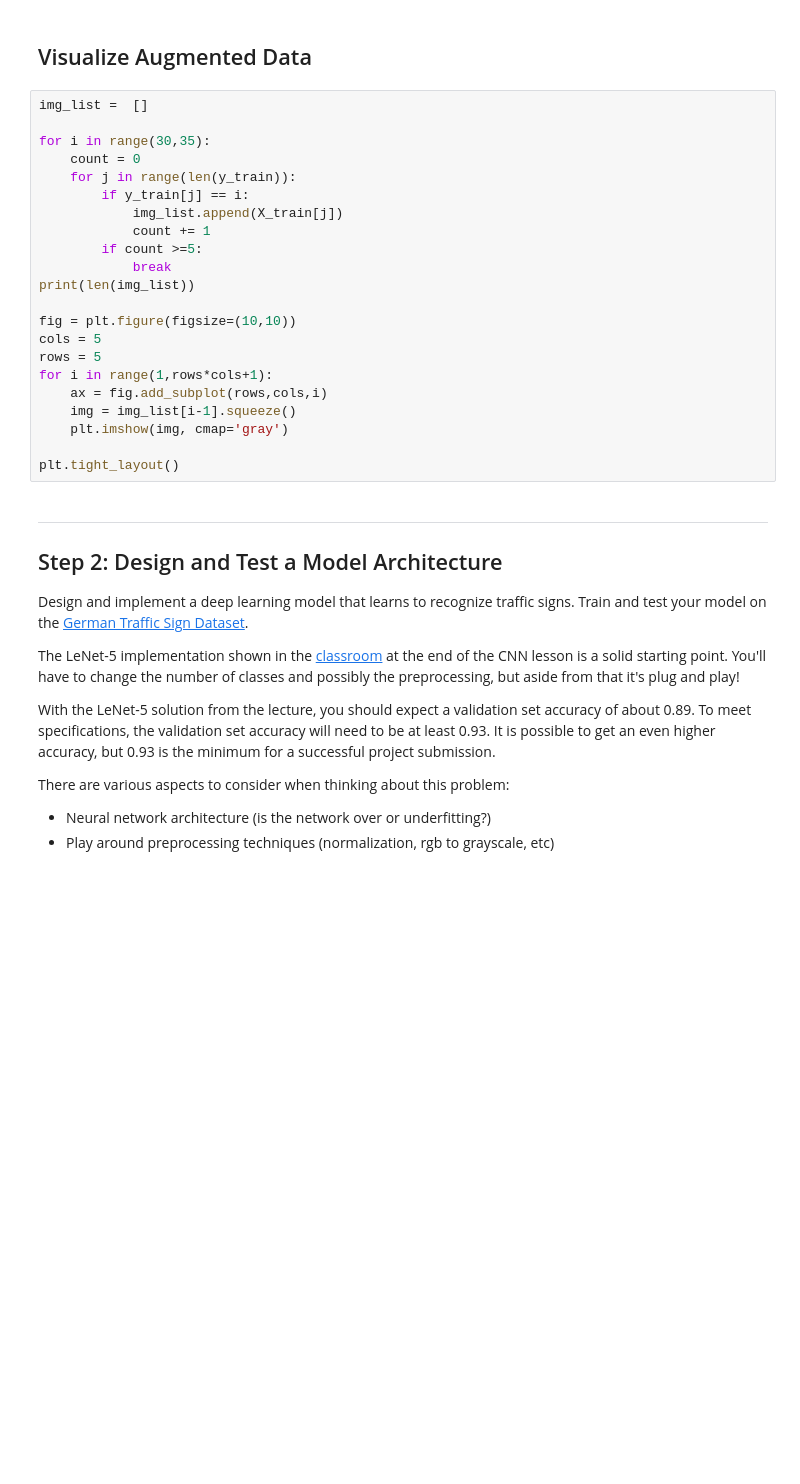
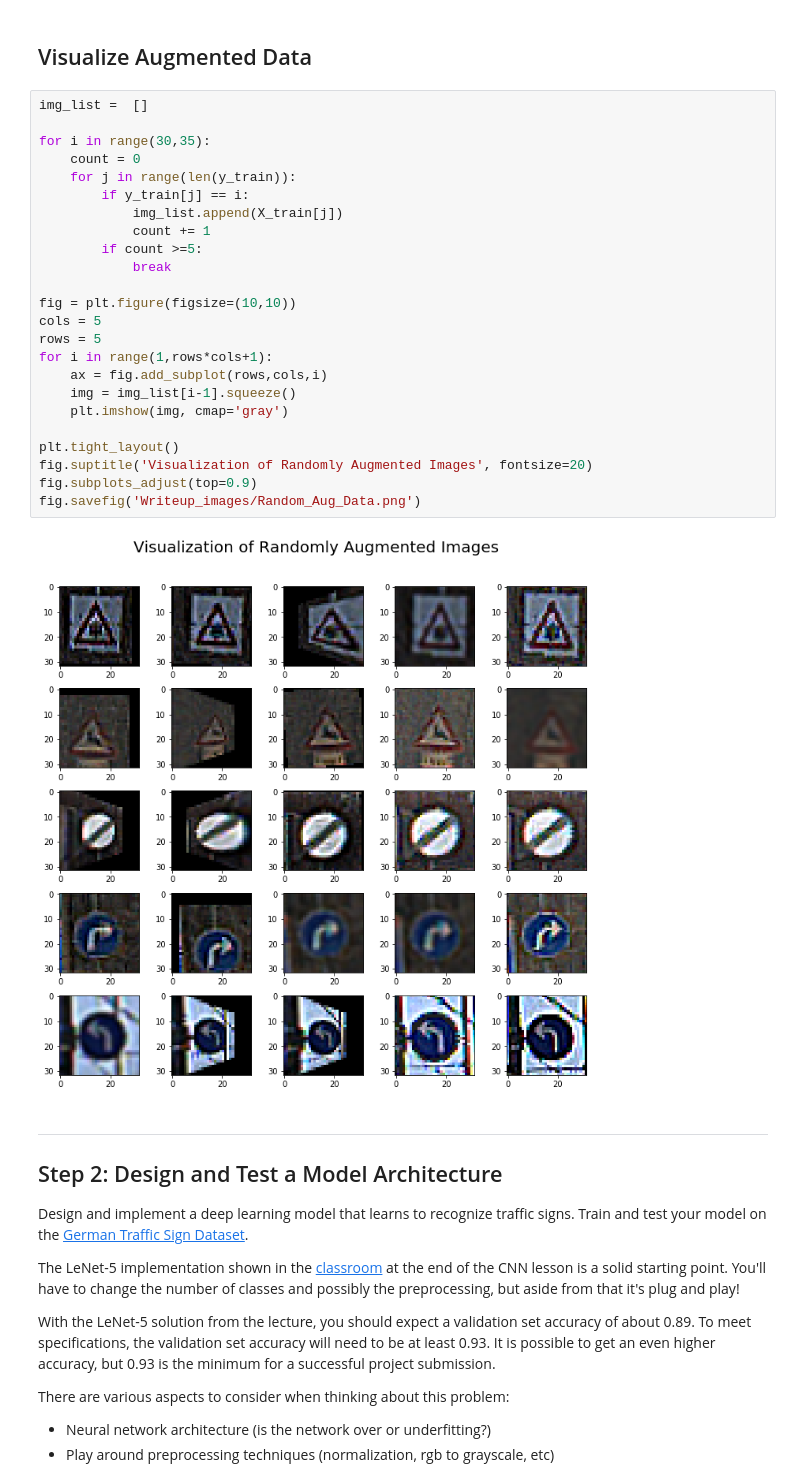
Before and after one commit to dgelven1/Udacity-Self-Driving-Car-, a Jupyter notebook: CarND-Traffic-Sign-Classifier-Project/Traffic_Sign_Classifier_V3.ipynb, the cells around one changed output. Drawn from its saved outputs; the diff is of its cells as text; blank space fills up the shorter version.

```diff
--- a/CarND-Traffic-Sign-Classifier-Project/Traffic_Sign_Classifier_V3.ipynb
+++ b/CarND-Traffic-Sign-Classifier-Project/Traffic_Sign_Classifier_V3.ipynb
@@ -380,25 +499,29 @@ print('X_train total images = ', X_train.shape[0])
 # %%
 img_list =  []
 
 for i in range(30,35):
     count = 0
     for j in range(len(y_train)):
         if y_train[j] == i:
             img_list.append(X_train[j])
             count += 1
         if count >=5:
             break
-print(len(img_list))
 
 fig = plt.figure(figsize=(10,10))
 cols = 5
 rows = 5
 for i in range(1,rows*cols+1):
     ax = fig.add_subplot(rows,cols,i)
     img = img_list[i-1].squeeze()
     plt.imshow(img, cmap='gray')
 
 plt.tight_layout()
+fig.suptitle('Visualization of Randomly Augmented Images', fontsize=20)
+fig.subplots_adjust(top=0.9)
+fig.savefig('Writeup_images/Random_Aug_Data.png')
+# %% [output]
+[figure, added]
 # %% [markdown]
 ----
 
```
Also changed, not shown: parts of 19 cells of this notebook, 12 other files.
